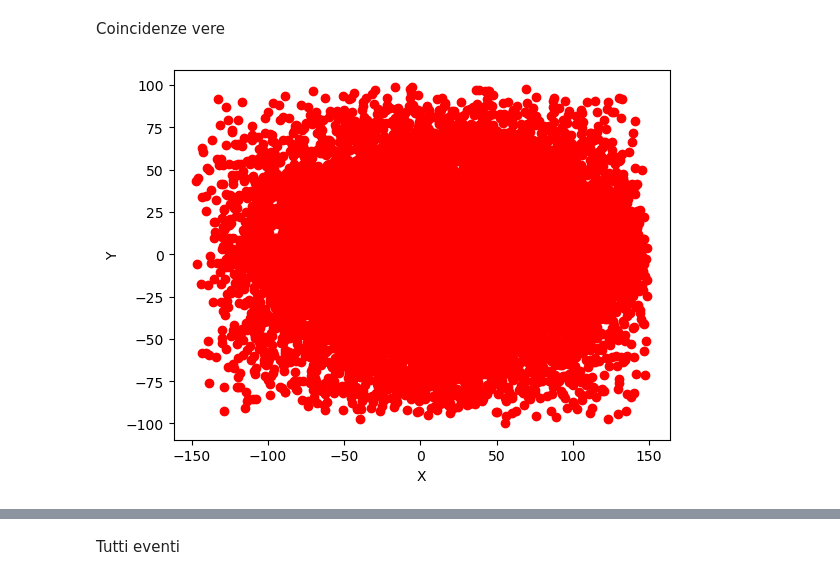
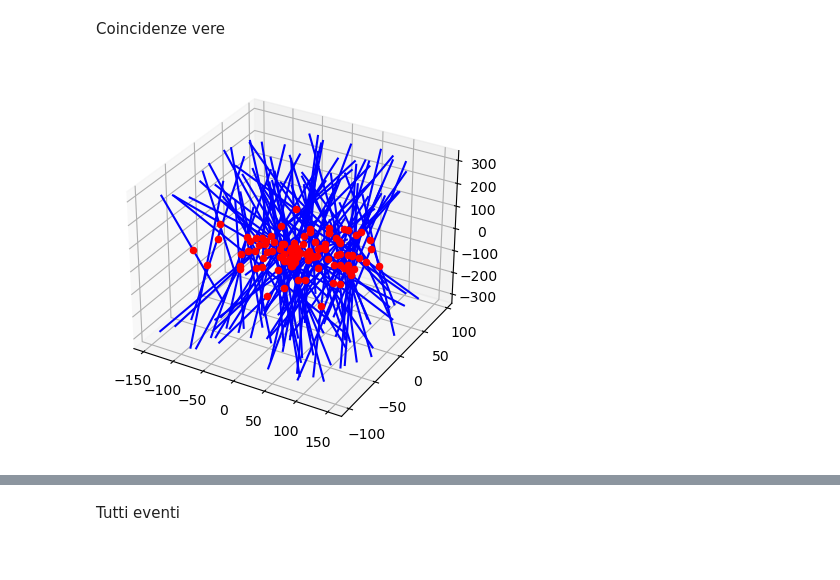
Before and after one commit to francescouni0/Online-Monitoring, a Jupyter notebook: RECONPET_true.ipynb, the cells around one changed output, grey strips where cells are left out. Saved outputs shown, nothing was run; the diff lists cells and outputs as text; code cells hidden in the pictures.

```diff
--- a/RECONPET_true.ipynb
+++ b/RECONPET_true.ipynb
@@ -161,7 +161,7 @@ import pandas as pd
 import numpy as np
 import matplotlib.pyplot as plt
 
-file = uproot.open("dati/new_physics_bigphantom_fulldet/Hits.root")
+file = uproot.open("dati/new_physics1_bigphantom_fulldet/Hits.root")
 tree = file["Hits"]
 
 data = tree.arrays(library="pd")
@@ -422,56 +495,61 @@ plt.show()
 # %% [markdown]
 Coincidenze vere
 # %%
+plane = np.array([0, 0, 1, 0])
+plt.ion()
+
 # Filter pairs with a TOF difference < 2ns, processName is 'annihil', and the same parent ID
 pairs = pd.merge(data[(data['z'] > 0) & (data['processName'] == 'annihil')],
                  data[(data['z'] < 0) & (data['processName'] == 'annihil')], on='evt')
 
 # Filter pairs with the same event number and a TOF difference < 2ns and same parent ID
 pairs = pairs[(pairs['parentID_x'] == pairs['parentID_y'])]
-fig2d = plt.figure()
-ax2d = fig2d.add_subplot(111)  # 2D plot
+#fig2d = plt.figure()
+#ax2d = fig2d.add_subplot(111)  # 2D plot
 
-num_lines = 100000
+num_lines = 100
 
 int_array_x_trucoinc = []
 int_array_y_trucoinc = []
+
+fig = plt.figure()
+ax = fig.add_subplot(111, projection='3d')
+
 
 
 # Plot a limited number of lines based on user input
 for i in range(min(num_lines, len(pairs))):
     # Define lines as 3D vectors
     line_start = np.array([pairs['x_x'].iloc[i], pairs['y_x'].iloc[i], pairs['z_x'].iloc[i]])
     line_end = np.array([pairs['x_y'].iloc[i], pairs['y_y'].iloc[i], pairs['z_y'].iloc[i]])
 
     # Find intersections with the plane at z=0
     intersection = isect_line_plane_v3_4d(line_start, line_end, plane)
 
     # Plot in 3D
-    #ax3d.scatter(line_start[0], line_start[1], line_start[2], label=f'Point 1 - Line {i + 1}')
-    #ax3d.scatter(line_end[0], line_end[1], line_end[2], label=f'Point 2 - Line {i + 1}')
-    #ax3d.plot([line_start[0], line_end[0]], [line_start[1], line_end[1]], [line_start[2], line_end[2]],
-    #          label=f'Line {i + 1}', color='blue')
-    #ax3d.scatter(intersection[0], intersection[1], intersection[2], color='red', marker='o', label=f'Intersection {i + 1}')
-
+    # Connect points with a line
+    ax.plot([pairs['x_x'].iloc[i], pairs['x_y'].iloc[i]],
+                [pairs['y_x'].iloc[i], pairs['y_y'].iloc[i]],
+                [pairs['z_x'].iloc[i], pairs['z_y'].iloc[i]], label=f'Line {i + 1}', color='blue')
     # Plot in 2D (XY plane)
-    ax2d.scatter(intersection[0], intersection[1], color='red', marker='o', label=f'Intersection {i + 1}')
+    ax.scatter(intersection[0], intersection[1], color='red', marker='o', label=f'Intersection {i + 1}')
     int_array_x_trucoinc.append(intersection[0])
     int_array_y_trucoinc.append(intersection[1])
 
 
 
 
 
 #ax3d.set_xlabel('X')
 #ax3d.set_ylabel('Y')
 #ax3d.set_zlabel('Z')
 
 ax2d.set_xlabel('X')
 ax2d.set_ylabel('Y')
 
 plt.show()
 # %% [output]
-[figure, old version]
+[figure, new version]
 # %%
 plt.hist2d(int_array_x_trucoinc,int_array_y_trucoinc, bins=10, range=[[-150, 150], [-100, 100]], cmap='viridis')
 plt.show()
```
Also changed, not shown: parts of 20 cells of this notebook, 5 other files.
